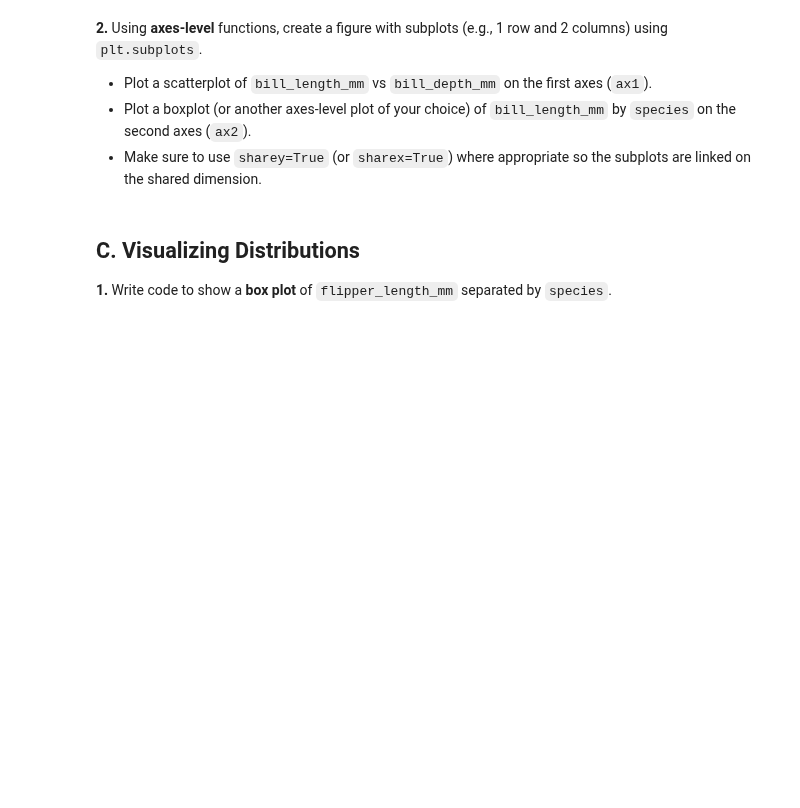
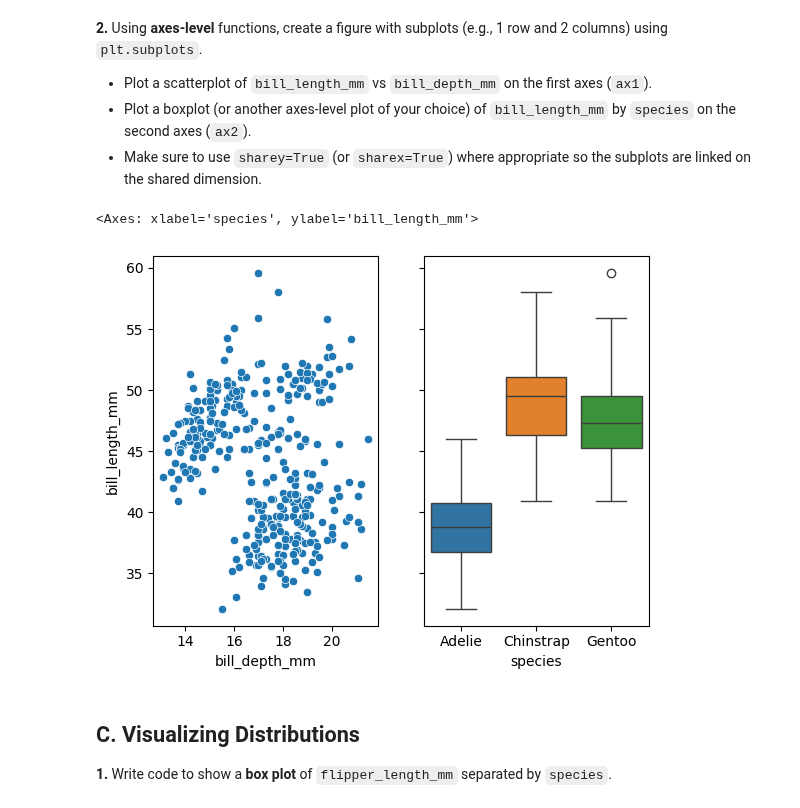
Before and after one commit to TurkiOmran/AAI, a Jupyter notebook: student/exercises/M3/m3-2_exercise.ipynb, the cells around one changed output. Drawn from its saved outputs; the diff is of its cells as text; code cells hidden in the pictures; blank space fills up the shorter version.

```diff
--- a/student/exercises/M3/m3-2_exercise.ipynb
+++ b/student/exercises/M3/m3-2_exercise.ipynb
@@ -55,3 +64,11 @@ A_3 Answer:
+# %%
+# YOUR CODE
+fig, (ax1,ax2) = plt.subplots(1,2,sharey=True)
+sns.scatterplot(data=df,x='bill_depth_mm',y='bill_length_mm',ax=ax1)
+sns.boxplot(data=df,x='species',y='bill_length_mm',hue='species',ax = ax2)
+# %% [output]
+<Axes: xlabel='species', ylabel='bill_length_mm'>
+[figure, added]
 # %% [markdown]
 ## C. Visualizing Distributions
 
```
Also changed, not shown: parts of 4 cells of this notebook.
